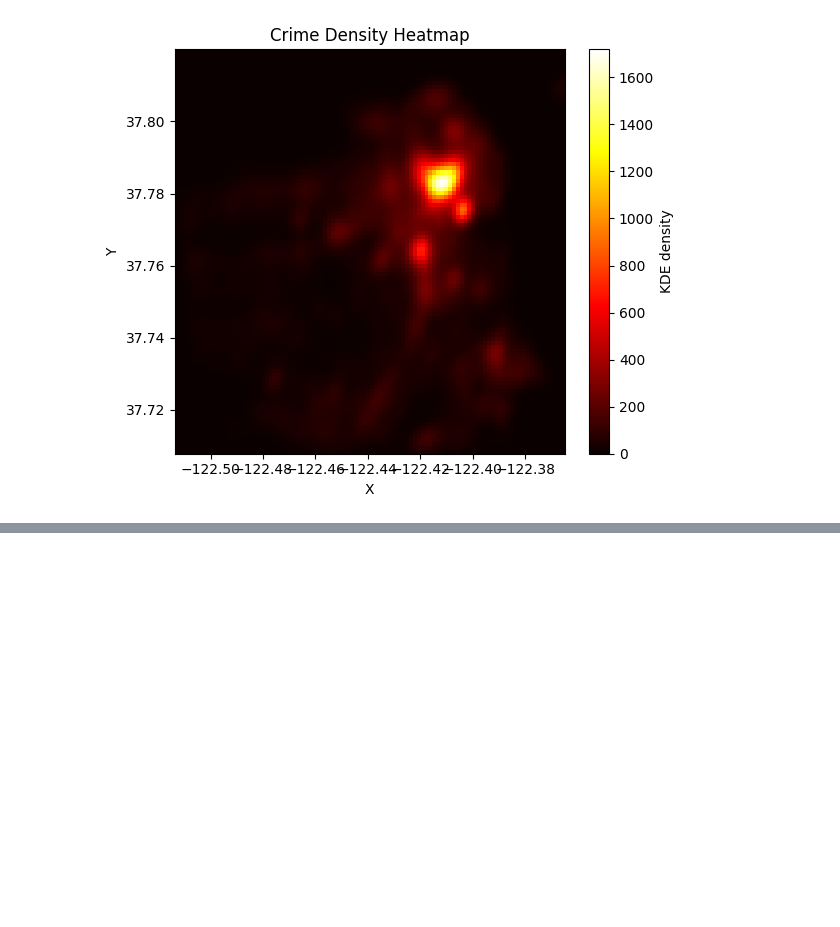
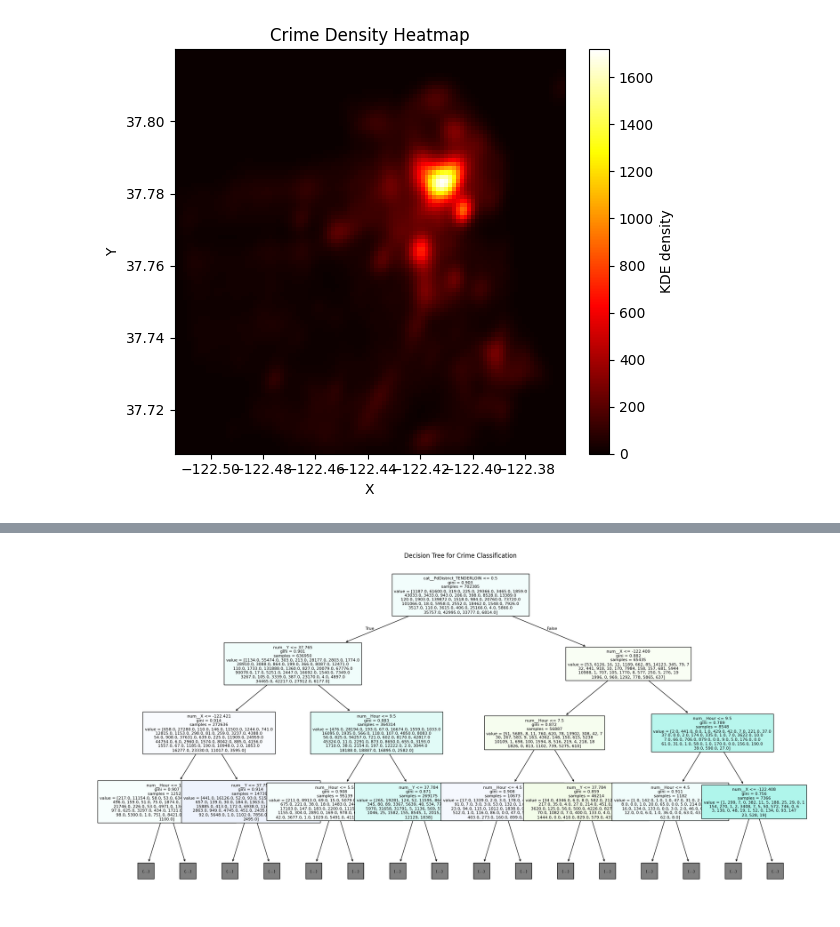
Before and after one commit to DuroCodes/csci4047-assignment7, a Jupyter notebook: main.ipynb, the cells around one changed output, grey strips where cells are left out. Cells and saved outputs as stored; diff of their text form; code cells hidden in the pictures; blank space fills up the shorter version.

Commit message:
feat: add decision tree visualization (even though it's not too helpful)

```diff
--- a/main.ipynb
+++ b/main.ipynb
@@ -165,0 +170,26 @@ plt.show()
+# %%
+x_cat_train, x_cat_test, y_cat_train, y_cat_test = train_test_split(
+    x_cat, y_cat, test_size=0.2, random_state=42
+)
+pipe_dt.fit(x_cat_train, y_cat_train)
+
+tree_model = pipe_dt.named_steps['clf']
+preprocessor = pipe_dt.named_steps['pre']
+
+x_transformed = preprocessor.transform(x_cat_train[:1])
+feature_names = preprocessor.get_feature_names_out()
+
+plt.figure(figsize=(20, 10))
+plot_tree(
+    tree_model,
+    feature_names=feature_names,
+    filled=True,
+    impurity=True,
+    max_depth=3,
+    fontsize=8
+)
+plt.title("Decision Tree for Crime Classification")
+plt.tight_layout()
+plt.show()
+# %% [output]
+[figure, added]
```
Also changed, not shown: parts of 2 cells of this notebook.
